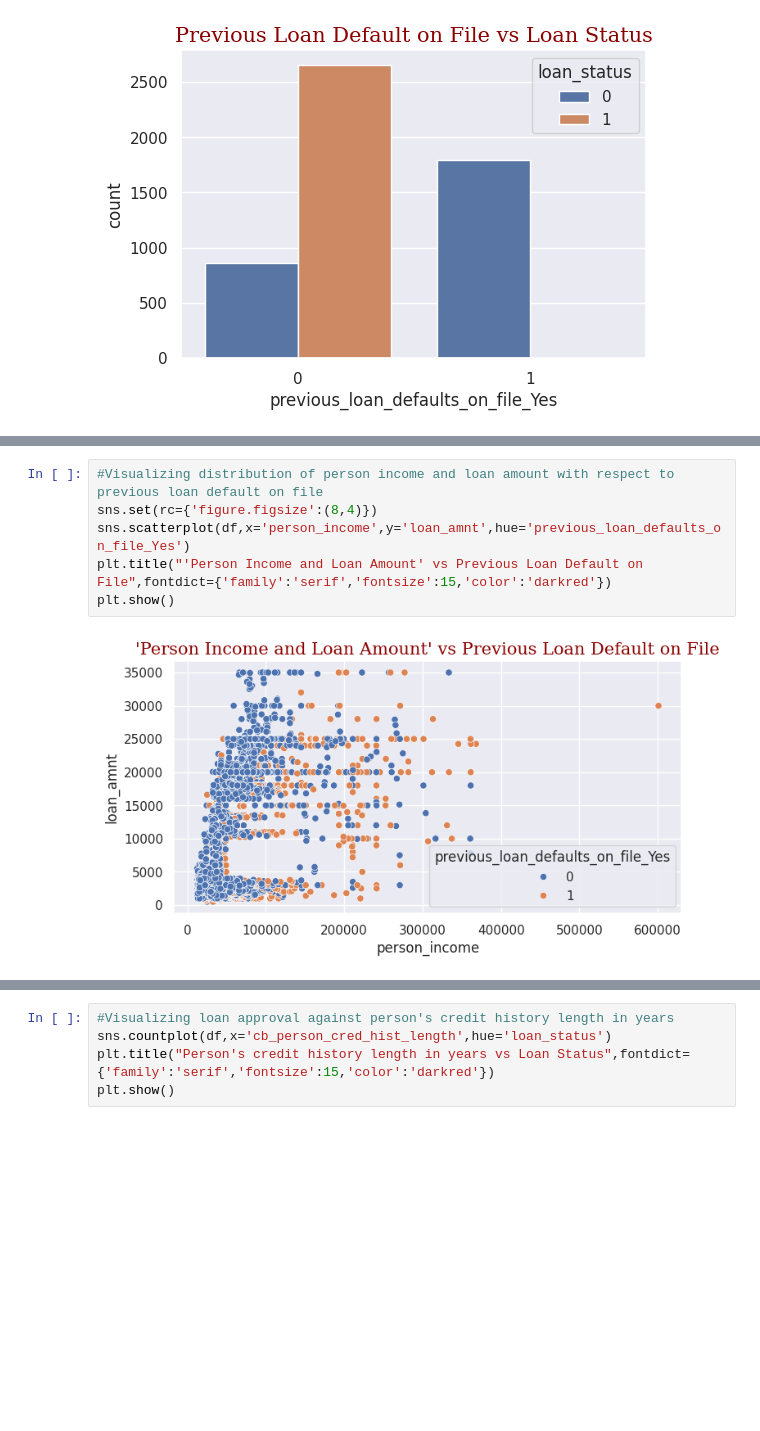
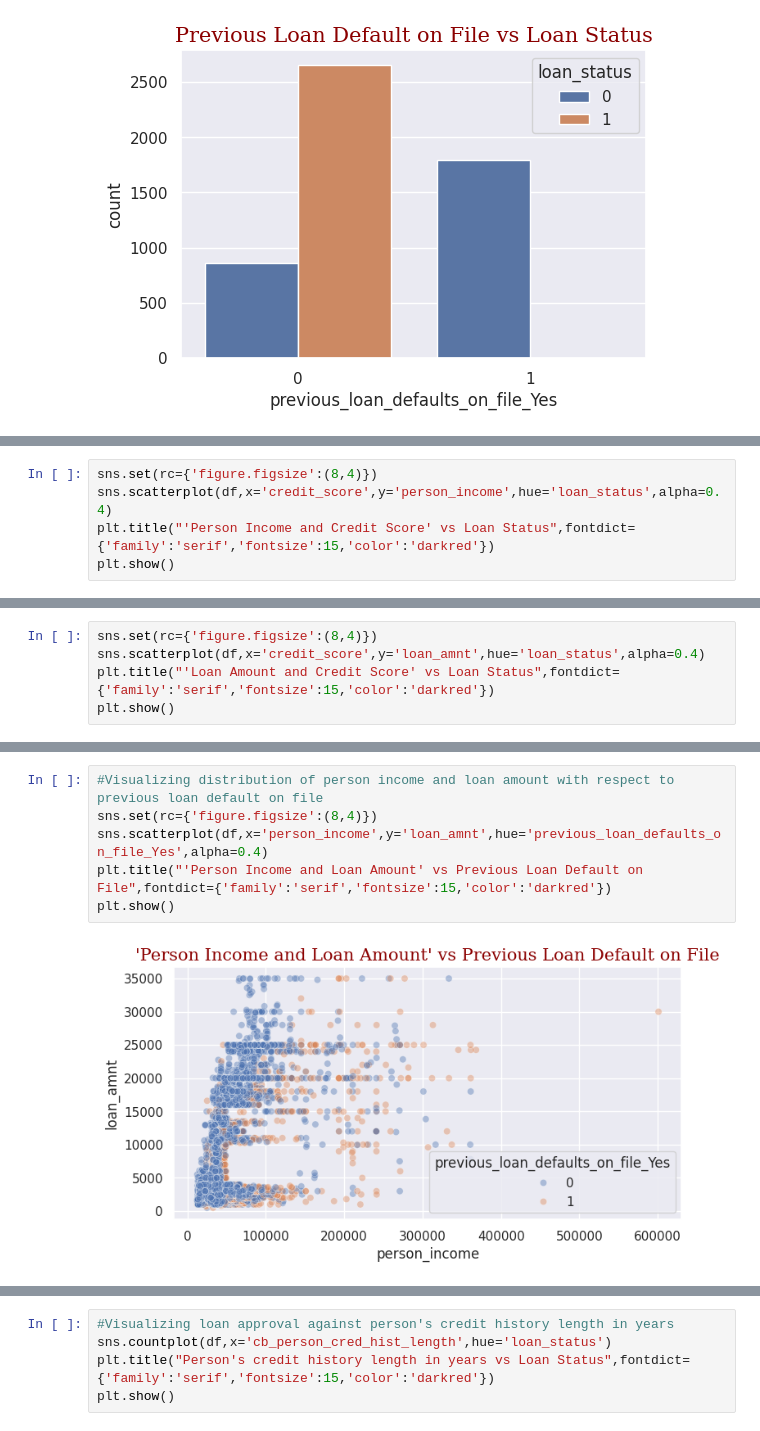
Before and after one commit to AI-fanatic24/ASD-DS-AI-ML-Internship, a Jupyter notebook: Loan.ipynb, the cells around one changed output, grey strips where cells are left out. Cells and saved outputs as stored; diff of their text form; blank space fills up the shorter version.

```diff
--- a/Loan.ipynb
+++ b/Loan.ipynb
@@ -641,0 +646,5 @@ plt.show()
+# %%
+sns.set(rc={'figure.figsize':(8,4)})
+sns.scatterplot(df,x='credit_score',y='person_income',hue='loan_status',alpha=0.4)
+plt.title("'Person Income and Credit Score' vs Loan Status",fontdict={'family':'serif','fontsize':15,'color':'darkred'})
+plt.show()
@@ -641,0 +653,5 @@ plt.show()
+# %%
+sns.set(rc={'figure.figsize':(8,4)})
+sns.scatterplot(df,x='credit_score',y='loan_amnt',hue='loan_status',alpha=0.4)
+plt.title("'Loan Amount and Credit Score' vs Loan Status",fontdict={'family':'serif','fontsize':15,'color':'darkred'})
+plt.show()
@@ -642,8 +660,8 @@ plt.show()
 # %%
 #Visualizing distribution of person income and loan amount with respect to previous loan default on file
 sns.set(rc={'figure.figsize':(8,4)})
-sns.scatterplot(df,x='person_income',y='loan_amnt',hue='previous_loan_defaults_on_file_Yes')
+sns.scatterplot(df,x='person_income',y='loan_amnt',hue='previous_loan_defaults_on_file_Yes',alpha=0.4)
 plt.title("'Person Income and Loan Amount' vs Previous Loan Default on File",fontdict={'family':'serif','fontsize':15,'color':'darkred'})
 plt.show()
 # %% [output]
-[figure, old version]
+[figure, new version]
```
Also changed, not shown: parts of 7 cells of this notebook.
